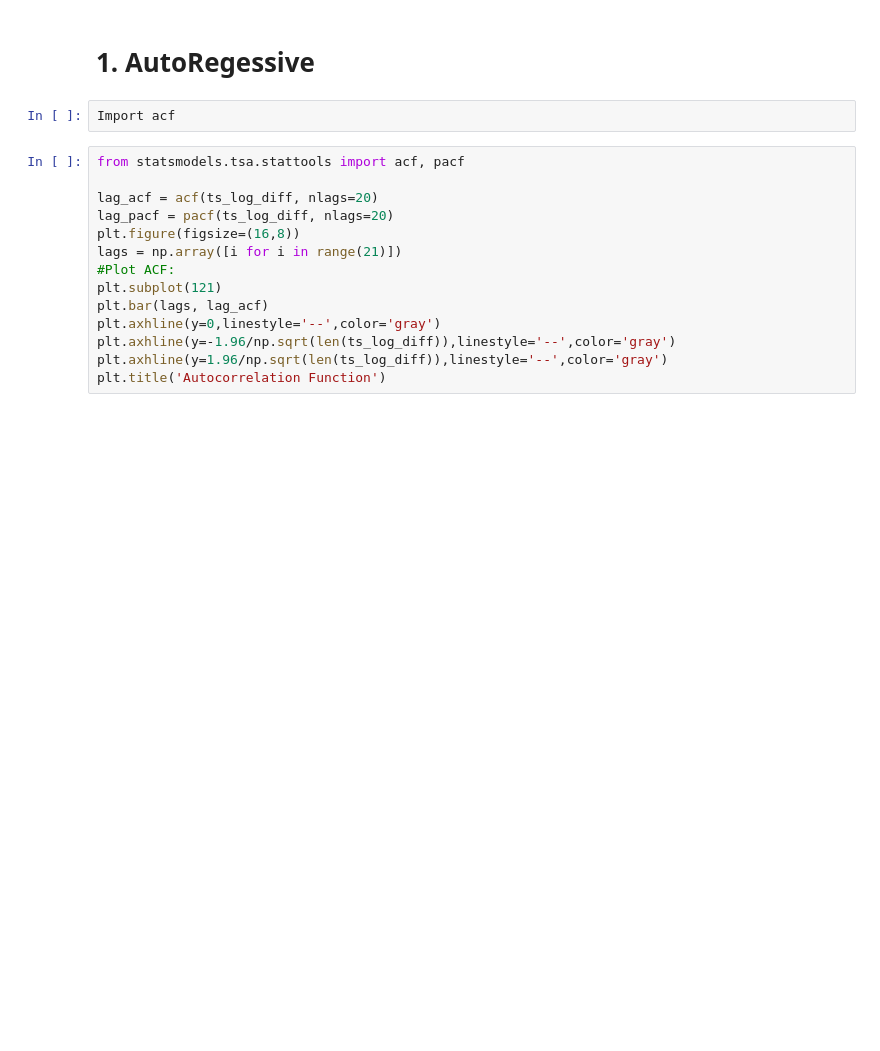
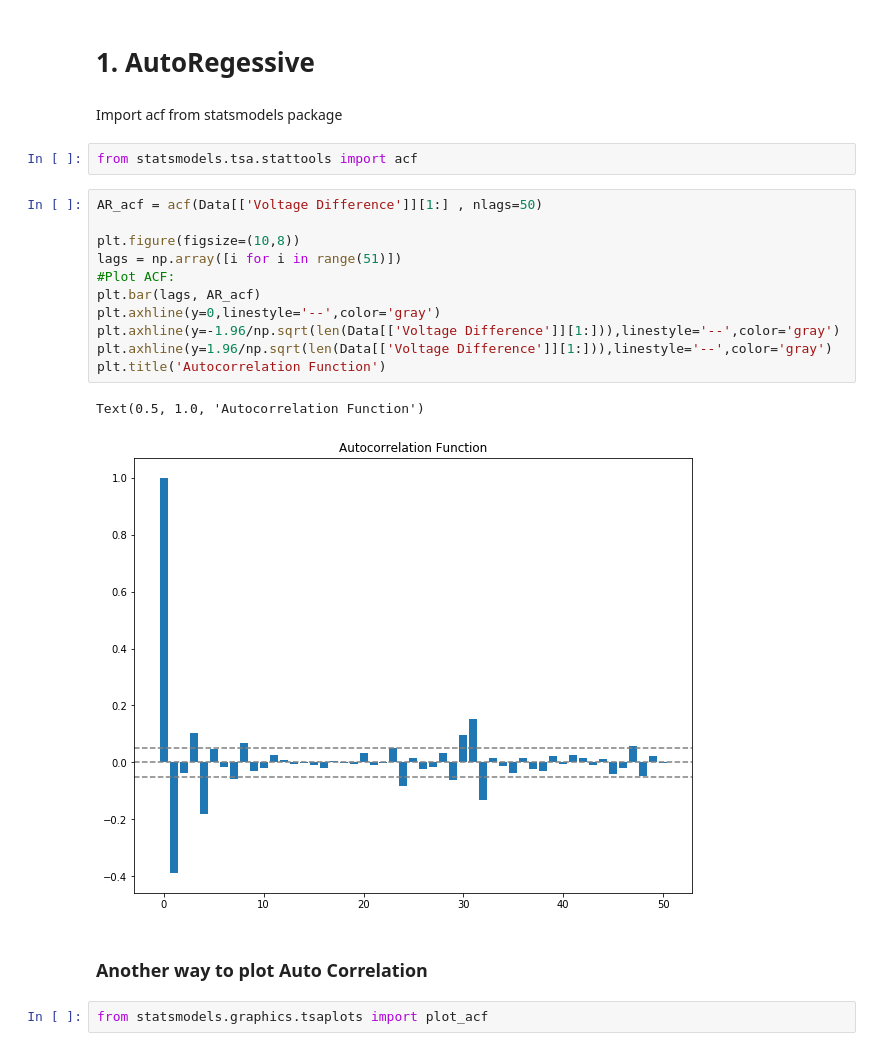
Before and after one commit to SSehrawat1720/ML-Projects, a Jupyter notebook: Time Series Forecasting France House Energy.ipynb, the cells around one changed output. Saved outputs shown, nothing was run; the diff lists cells and outputs as text; blank space fills up the shorter version.

```diff
--- a/Time Series Forecasting France House Energy.ipynb
+++ b/Time Series Forecasting France House Energy.ipynb
@@ -307,19 +461,25 @@ DF_Test(Data['Voltage Difference'].dropna())
     **q** is the parameter associated with the moving average part of the model.
 # %% [markdown]
 # 1. AutoRegessive
-# %%
-Import acf
+# %% [markdown]
+Import acf from statsmodels package
+# %%
+from statsmodels.tsa.stattools import acf
 # %%
-from statsmodels.tsa.stattools import acf, pacf
+AR_acf = acf(Data[['Voltage Difference']][1:] , nlags=50)
 
-lag_acf = acf(ts_log_diff, nlags=20)
-lag_pacf = pacf(ts_log_diff, nlags=20)
-plt.figure(figsize=(16,8))
-lags = np.array([i for i in range(21)])
+plt.figure(figsize=(10,8))
+lags = np.array([i for i in range(51)])
 #Plot ACF:
-plt.subplot(121)
-plt.bar(lags, lag_acf)
+plt.bar(lags, AR_acf)
 plt.axhline(y=0,linestyle='--',color='gray')
-plt.axhline(y=-1.96/np.sqrt(len(ts_log_diff)),linestyle='--',color='gray')
-plt.axhline(y=1.96/np.sqrt(len(ts_log_diff)),linestyle='--',color='gray')
+plt.axhline(y=-1.96/np.sqrt(len(Data[['Voltage Difference']][1:])),linestyle='--',color='gray')
+plt.axhline(y=1.96/np.sqrt(len(Data[['Voltage Difference']][1:])),linestyle='--',color='gray')
 plt.title('Autocorrelation Function')
+# %% [output]
+Text(0.5, 1.0, 'Autocorrelation Function')
+[figure, added]
+# %% [markdown]
+### Another way to plot Auto Correlation
+# %%
+from statsmodels.graphics.tsaplots import plot_acf
```
Also changed, not shown: parts of 57 cells of this notebook.
